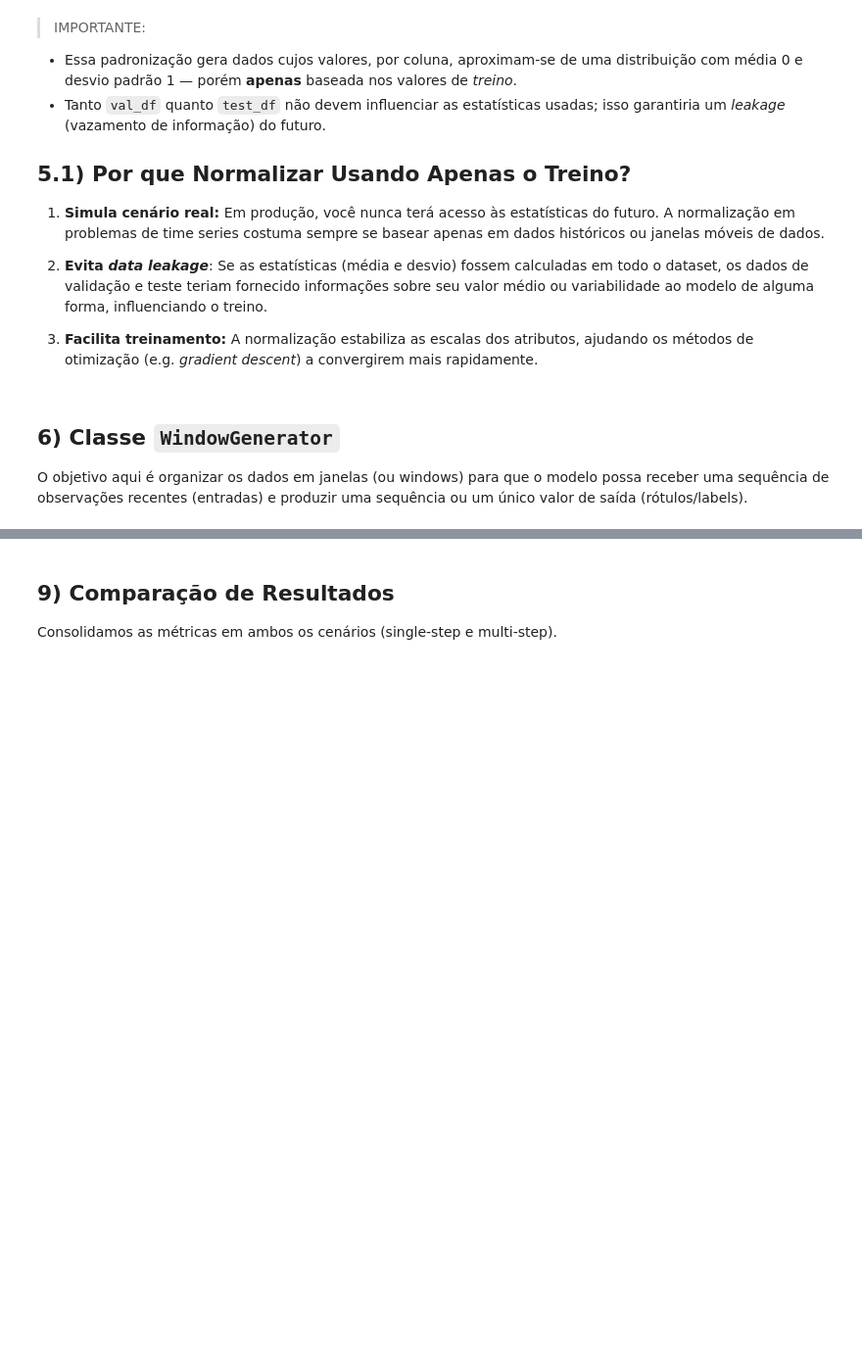
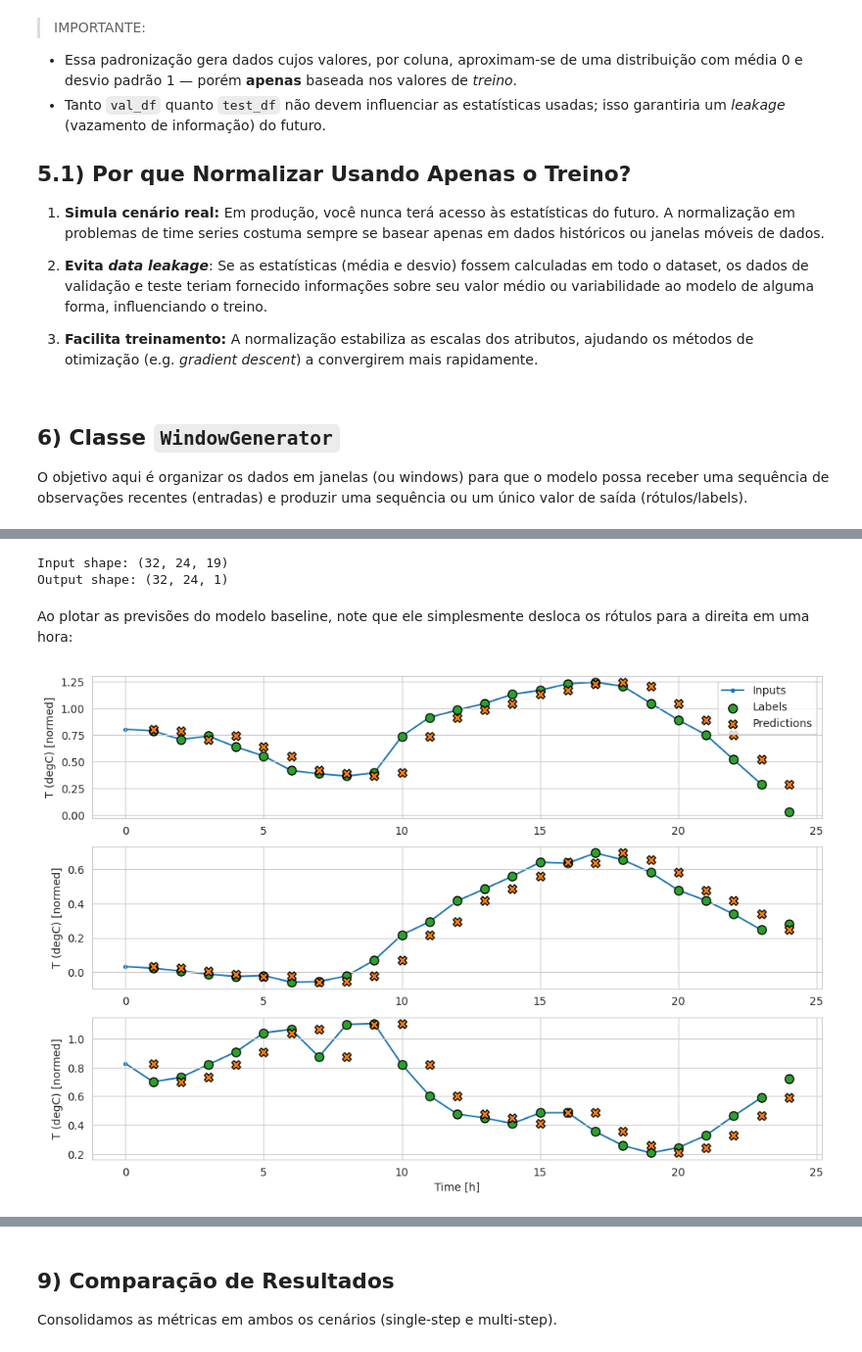
Before and after one commit to pedarias/time-series-forecasting-tf, a Jupyter notebook: tts1.ipynb, the cells around one changed output, grey strips where cells are left out. Shown at 98% size. Saved outputs shown, nothing was run; the diff lists cells and outputs as text; code cells hidden in the pictures; blank space fills up the shorter version.

Commit message:
improving text and added some models

```diff
--- a/tts1.ipynb
+++ b/tts1.ipynb
@@ -485,0 +574,6 @@ val_performance['Baseline']
+# %%
+wide_window = WindowGenerator(
+    input_width=24, label_width=24, shift=1,
+    label_columns=['T (degC)'])
+
+wide_window
@@ -485,0 +589,12 @@ val_performance['Baseline']
+# %%
+print('Input shape:', wide_window.example[0].shape)
+print('Output shape:', baseline(wide_window.example[0]).shape)
+# %% [output]
+Input shape: (32, 24, 19)
+Output shape: (32, 24, 1)
+# %% [markdown]
+Ao plotar as previsões do modelo baseline, note que ele simplesmente desloca os rótulos para a direita em uma hora:
+# %%
+wide_window.plot(baseline)
+# %% [output]
+[figure, added]
```
Also changed, not shown: parts of 102 cells of this notebook, 1 other file.
